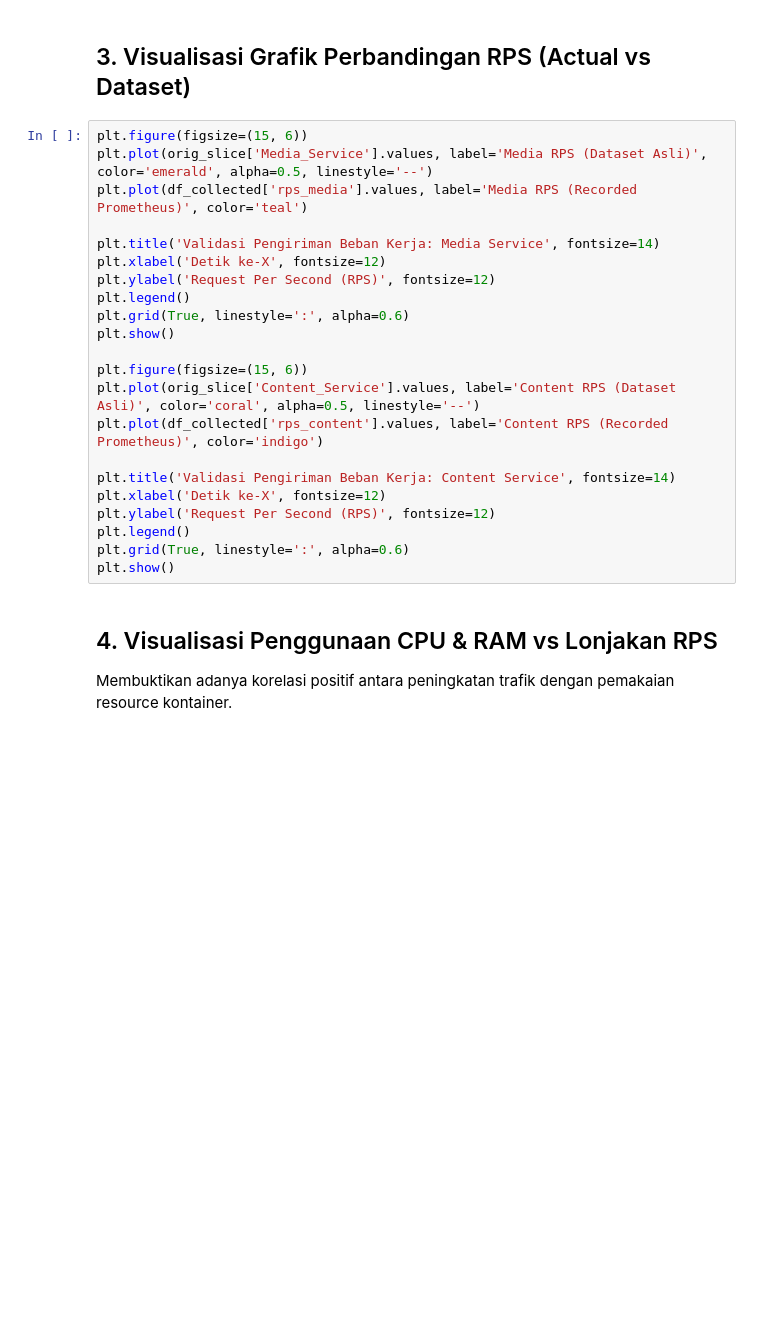
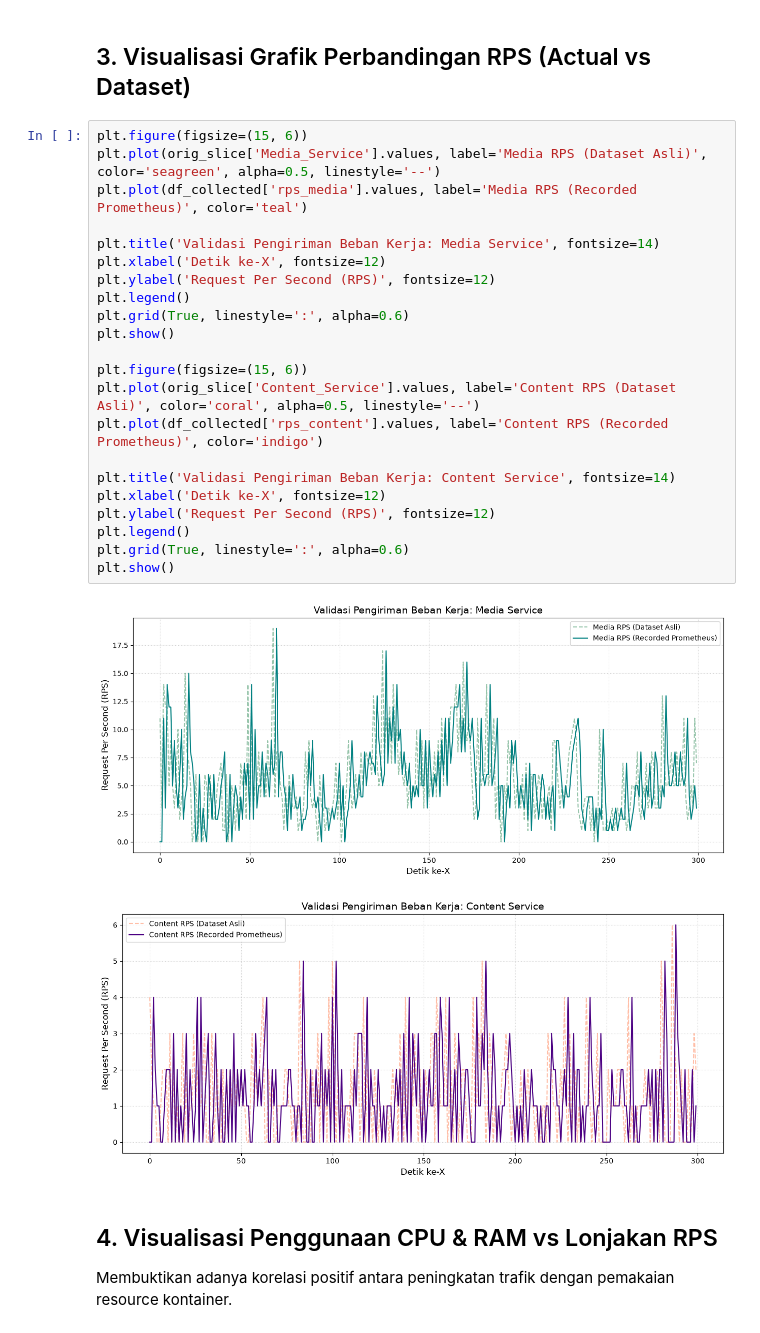
Before and after one commit to dimasim/lstm-proactive-scaling-microservices-clarknet-docker-compose, a Jupyter notebook: validate_clarknet_telemetry.ipynb, the cells around one changed output. Drawn from its saved outputs; the diff is of its cells as text; blank space fills up the shorter version.

```diff
--- a/validate_clarknet_telemetry.ipynb
+++ b/validate_clarknet_telemetry.ipynb
@@ -45,26 +52,29 @@ print(f"Content Service - Sent: {total_content_sent} | Recorded: {total_content_
 ## 3. Visualisasi Grafik Perbandingan RPS (Actual vs Dataset)
 # %%
 plt.figure(figsize=(15, 6))
-plt.plot(orig_slice['Media_Service'].values, label='Media RPS (Dataset Asli)', color='emerald', alpha=0.5, linestyle='--')
+plt.plot(orig_slice['Media_Service'].values, label='Media RPS (Dataset Asli)', color='seagreen', alpha=0.5, linestyle='--')
 plt.plot(df_collected['rps_media'].values, label='Media RPS (Recorded Prometheus)', color='teal')
 
 plt.title('Validasi Pengiriman Beban Kerja: Media Service', fontsize=14)
 plt.xlabel('Detik ke-X', fontsize=12)
 plt.ylabel('Request Per Second (RPS)', fontsize=12)
 plt.legend()
 plt.grid(True, linestyle=':', alpha=0.6)
 plt.show()
 
 plt.figure(figsize=(15, 6))
 plt.plot(orig_slice['Content_Service'].values, label='Content RPS (Dataset Asli)', color='coral', alpha=0.5, linestyle='--')
 plt.plot(df_collected['rps_content'].values, label='Content RPS (Recorded Prometheus)', color='indigo')
 
 plt.title('Validasi Pengiriman Beban Kerja: Content Service', fontsize=14)
 plt.xlabel('Detik ke-X', fontsize=12)
 plt.ylabel('Request Per Second (RPS)', fontsize=12)
 plt.legend()
 plt.grid(True, linestyle=':', alpha=0.6)
 plt.show()
+# %% [output]
+[figure, added]
+[figure, added]
 # %% [markdown]
 ## 4. Visualisasi Penggunaan CPU & RAM vs Lonjakan RPS
 
```
Also changed, not shown: parts of 3 cells of this notebook, 1 other file.
